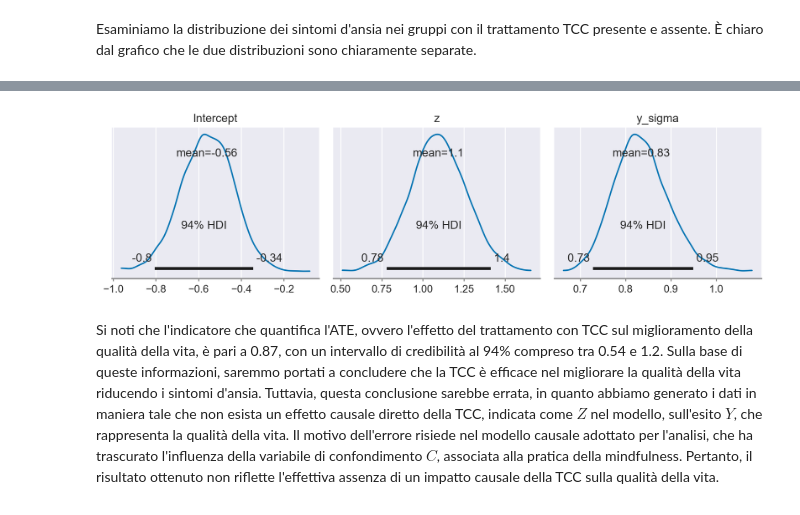
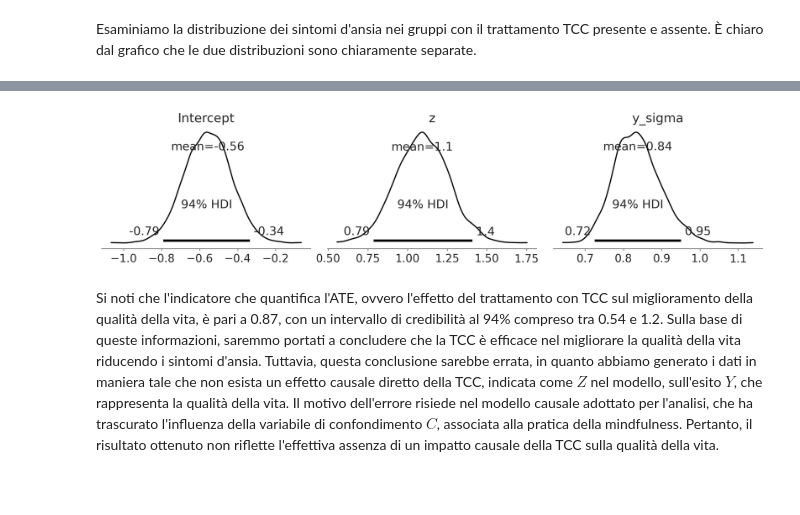
Before and after one commit to ccaudek/ds4p, a Jupyter notebook: _build/jupyter_execute/chapter_5/05_counterfactual.ipynb, the cells around one changed output, grey strips where cells are left out. Cells and saved outputs as stored; diff of their text form; code cells hidden in the pictures.

```diff
--- a/_build/jupyter_execute/chapter_5/05_counterfactual.ipynb
+++ b/_build/jupyter_execute/chapter_5/05_counterfactual.ipynb
@@ -25,9 +33,11 @@ warnings.filterwarnings("ignore", category=Warning)
 # %%
 %config InlineBackend.figure_format = 'retina'
-RANDOM_SEED = 42
+RANDOM_SEED = 12345
 rng = np.random.default_rng(RANDOM_SEED)
-az.style.use("arviz-darkgrid")
-sns.set_theme(palette="colorblind")
+az.style.use("arviz-grayscale")
+from cycler import cycler
+default_cycler = cycler(color=["#000000", "#6a6a6a", "#bebebe", "#2a2eec"])
+plt.rc("axes", prop_cycle=default_cycler)
 # %% [markdown]
 ## Valutazione dell'efficacia della Terapia Cognitivo-Comportamentale (TCC)
 
@@ -211,11 +222,11 @@ Transformation time = 0:00:00.073662
 # %%
 az.plot_posterior(
     idata_bambi,
-    figsize=(10, 3),
+    figsize=(12, 3),
 )
 plt.tight_layout();
 # %% [output]
-[figure, old version]
+[figure, new version]
 # %% [markdown]
 Si noti che l'indicatore che quantifica l'ATE, ovvero l'effetto del trattamento con TCC sul miglioramento della qualità della vita, è pari a 0.87, con un intervallo di credibilità al 94% compreso tra 0.54 e 1.2. Sulla base di queste informazioni, saremmo portati a concludere che la TCC è efficace nel migliorare la qualità della vita riducendo i sintomi d'ansia. Tuttavia, questa conclusione sarebbe errata, in quanto abbiamo generato i dati in maniera tale che non esista un effetto causale diretto della TCC, indicata come $Z$ nel modello, sull'esito $Y$, che rappresenta la qualità della vita. Il motivo dell'errore risiede nel modello causale adottato per l'analisi, che ha trascurato l'influenza della variabile di confondimento $C$, associata alla pratica della mindfulness. Pertanto, il risultato ottenuto non riflette l'effettiva assenza di un impatto causale della TCC sulla qualità della vita.
 
```
Also changed, not shown: parts of 8 cells of this notebook, 29 other files.
